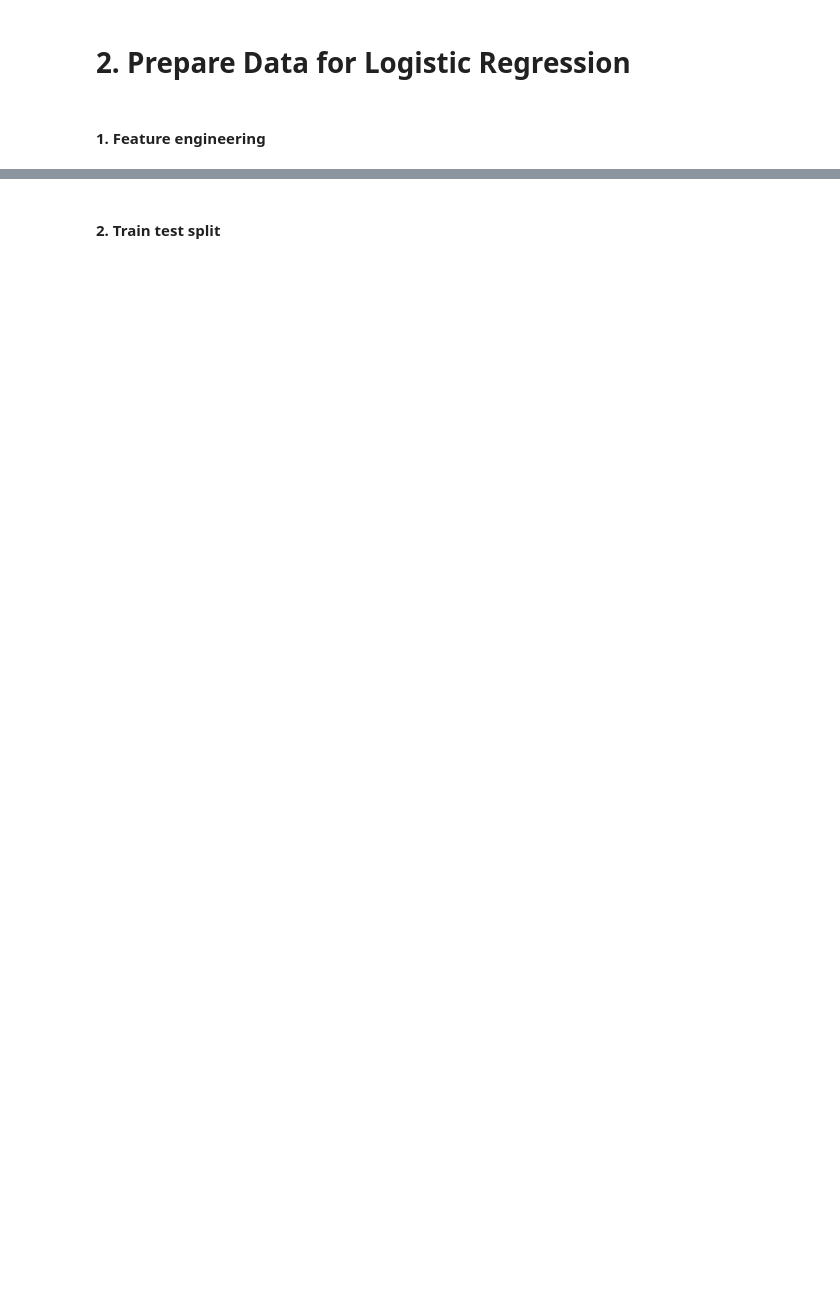
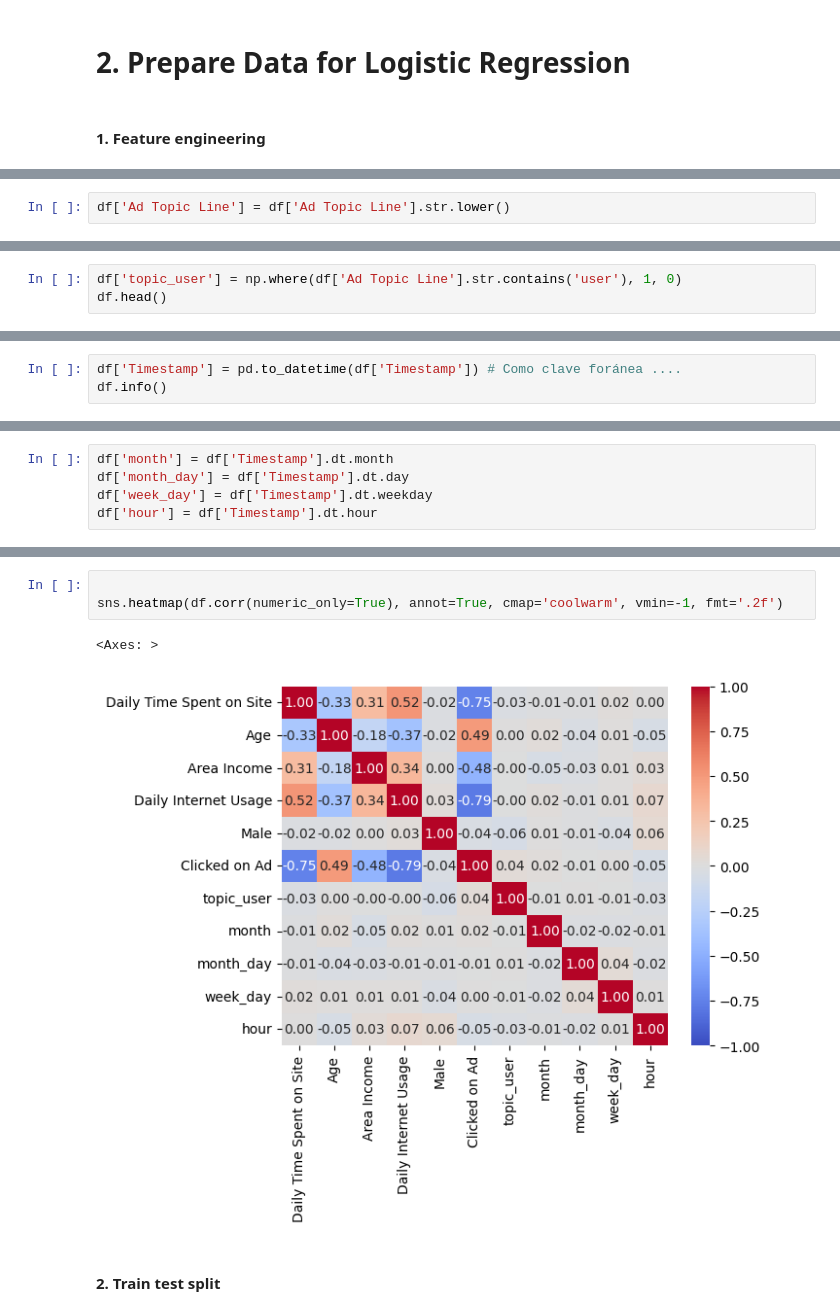
Before and after one commit to MNievas12/2405_dsft_thebridge, a Jupyter notebook: 2_Machine_Learning/1-Supervisado/2-Classification/4-Logistic_Regression/ejercicios/Logistic-regression predict-ad-click.ipynb, the cells around one changed output, grey strips where cells are left out. Saved outputs shown, nothing was run; the diff lists cells and outputs as text; blank space fills up the shorter version.

```diff
--- a/2_Machine_Learning/1-Supervisado/2-Classification/4-Logistic_Regression/ejercicios/Logistic-regression predict-ad-click.ipynb
+++ b/2_Machine_Learning/1-Supervisado/2-Classification/4-Logistic_Regression/ejercicios/Logistic-regression predict-ad-click.ipynb
@@ -26,0 +145,2 @@ This data set contains the following features:
+# %%
+df['Ad Topic Line'] = df['Ad Topic Line'].str.lower()
@@ -26,0 +165,3 @@ This data set contains the following features:
+# %%
+df['topic_user'] = np.where(df['Ad Topic Line'].str.contains('user'), 1, 0)
+df.head()
@@ -26,0 +217,3 @@ This data set contains the following features:
+# %%
+df['Timestamp'] = pd.to_datetime(df['Timestamp']) # Como clave foránea ....
+df.info()
@@ -26,0 +238,5 @@ This data set contains the following features:
+# %%
+df['month'] = df['Timestamp'].dt.month
+df['month_day'] = df['Timestamp'].dt.day
+df['week_day'] = df['Timestamp'].dt.weekday
+df['hour'] = df['Timestamp'].dt.hour
@@ -27,3 +299,9 @@ This data set contains the following features:
+# %%
+
+sns.heatmap(df.corr(numeric_only=True), annot=True, cmap='coolwarm', vmin=-1, fmt='.2f')
+# %% [output]
+<Axes: >
+[figure, added]
 # %% [markdown]
 
 #### 2. Train test split
```
Also changed, not shown: parts of 64 cells of this notebook.
